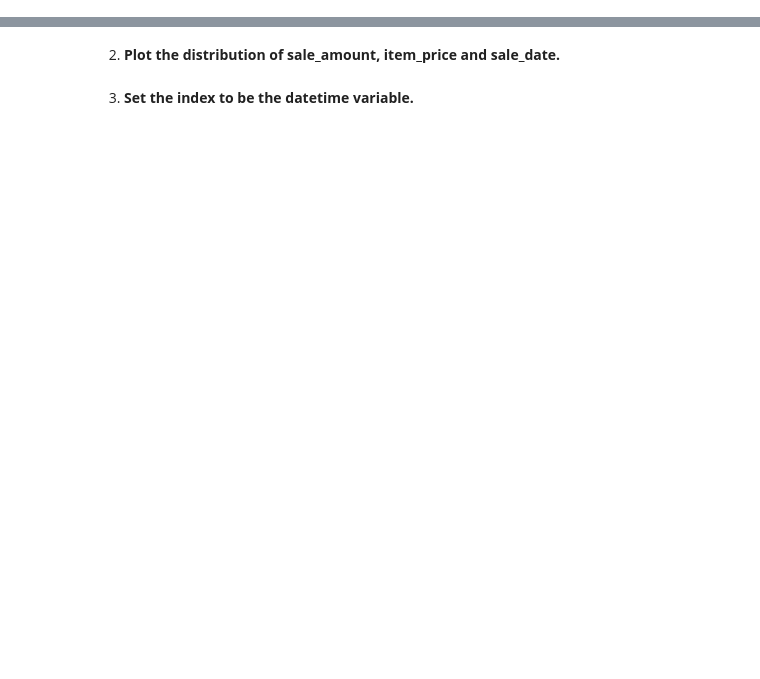
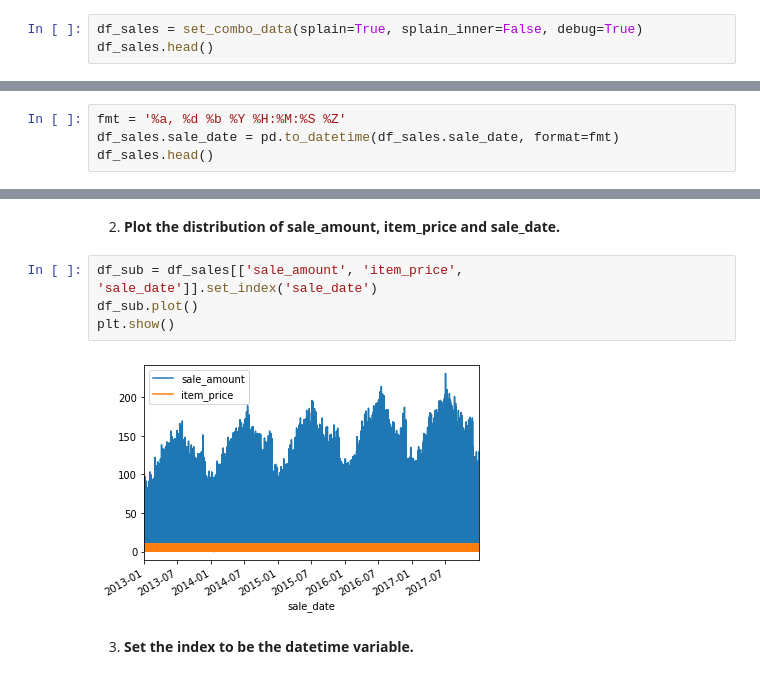
Before and after one commit to kjeliasen/ds-methodologies-exercises, a Jupyter notebook: time_series/exercises_2_data_preparation.ipynb, the cells around one changed output, grey strips where cells are left out. Drawn from its saved outputs; the diff is of its cells as text; blank space fills up the shorter version.

```diff
--- a/time_series/exercises_2_data_preparation.ipynb
+++ b/time_series/exercises_2_data_preparation.ipynb
@@ -11,2 +19,5 @@ import wrangle_opsd
 # %% [markdown]
 ### Using your store items data you acquired in lesson 1 exercises:
+# %%
+df_sales = set_combo_data(splain=True, splain_inner=False, debug=True)
+df_sales.head()
@@ -13,2 +48,6 @@ import wrangle_opsd
 # %% [markdown]
 1. **Convert date column to datetime format.**
+# %%
+fmt = '%a, %d %b %Y %H:%M:%S %Z'
+df_sales.sale_date = pd.to_datetime(df_sales.sale_date, format=fmt)
+df_sales.head()
@@ -15,4 +83,10 @@ import wrangle_opsd
 # %% [markdown]
 2. **Plot the distribution of sale_amount, item_price and sale_date.**
+# %%
+df_sub = df_sales[['sale_amount', 'item_price', 'sale_date']].set_index('sale_date')
+df_sub.plot()
+plt.show()
+# %% [output]
+[figure, added]
 # %% [markdown]
 3. **Set the index to be the datetime variable.**
```
Also changed, not shown: parts of 10 cells of this notebook, 3 other files.
